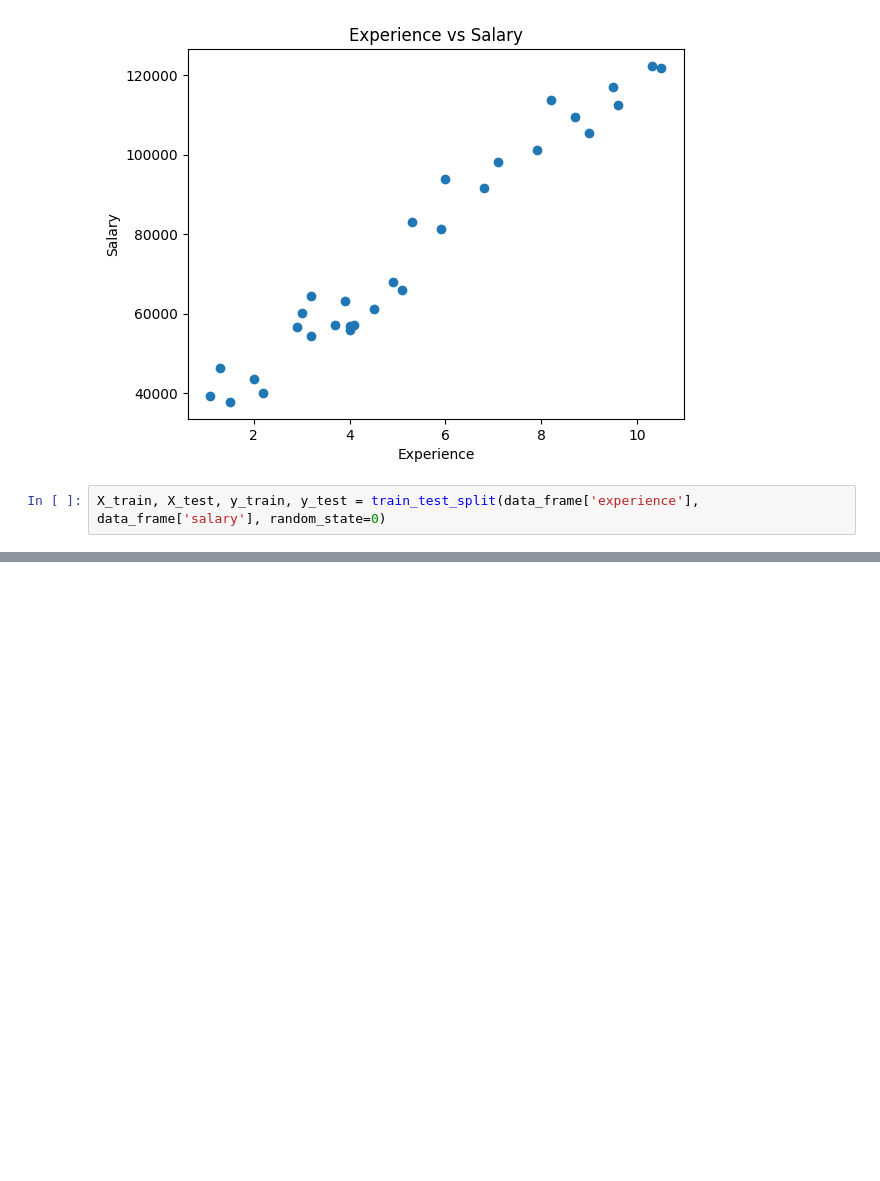
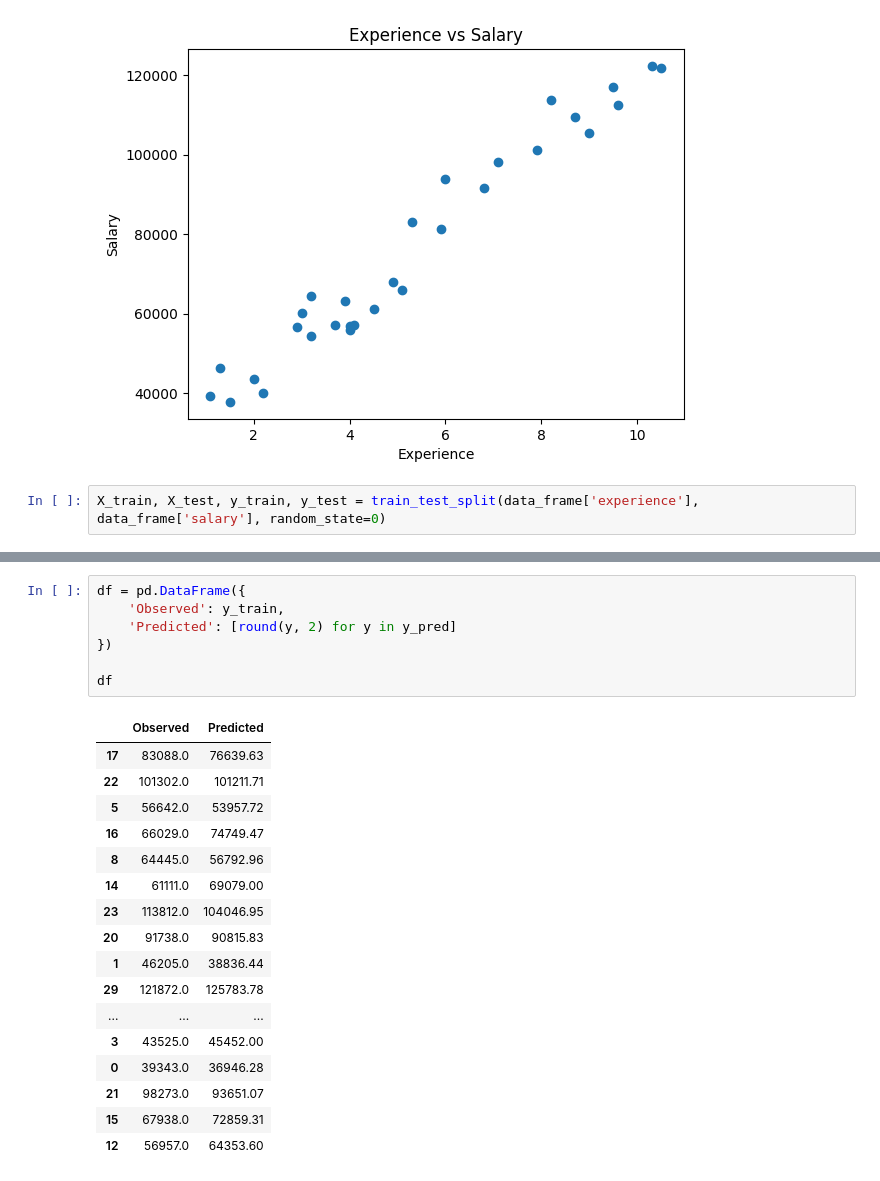
Before and after one commit to MohneeshVaidya/machine_learning_algos_impl, a Jupyter notebook: linear_regression.ipynb, the cells around one changed output, grey strips where cells are left out. Cells and saved outputs as stored; diff of their text form; blank space fills up the shorter version.

```diff
--- a/linear_regression.ipynb
+++ b/linear_regression.ipynb
@@ -124,0 +129,25 @@ The equation is: salary = 9450.80 * experience + 26550.41
+# %%
+df = pd.DataFrame({
+    'Observed': y_train,
+    'Predicted': [round(y, 2) for y in y_pred]
+})
+
+df
+# %% [output]
+|  | Observed | Predicted |
+| 17 | 83088.0 | 76639.63 |
+| 22 | 101302.0 | 101211.71 |
+| 5 | 56642.0 | 53957.72 |
+| 16 | 66029.0 | 74749.47 |
+| 8 | 64445.0 | 56792.96 |
+| 14 | 61111.0 | 69079.00 |
+| 23 | 113812.0 | 104046.95 |
+| 20 | 91738.0 | 90815.83 |
+| 1 | 46205.0 | 38836.44 |
+| 29 | 121872.0 | 125783.78 |
+| ... | ... | ... |
+| 3 | 43525.0 | 45452.00 |
+| 0 | 39343.0 | 36946.28 |
+| 21 | 98273.0 | 93651.07 |
+| 15 | 67938.0 | 72859.31 |
+| 12 | 56957.0 | 64353.60 |
```
Also changed, not shown: parts of 2 cells of this notebook.
